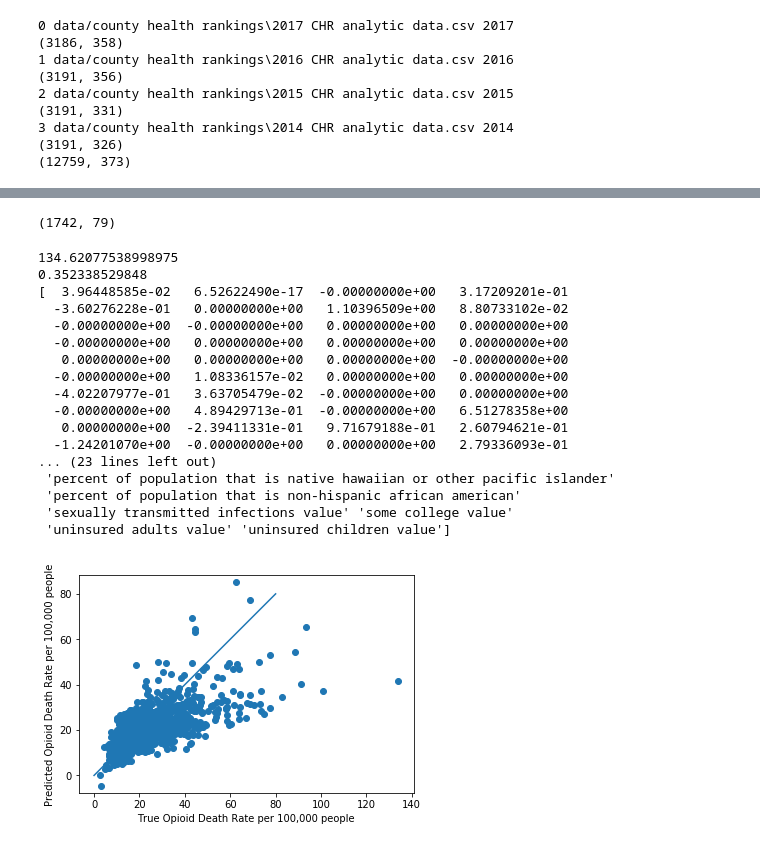
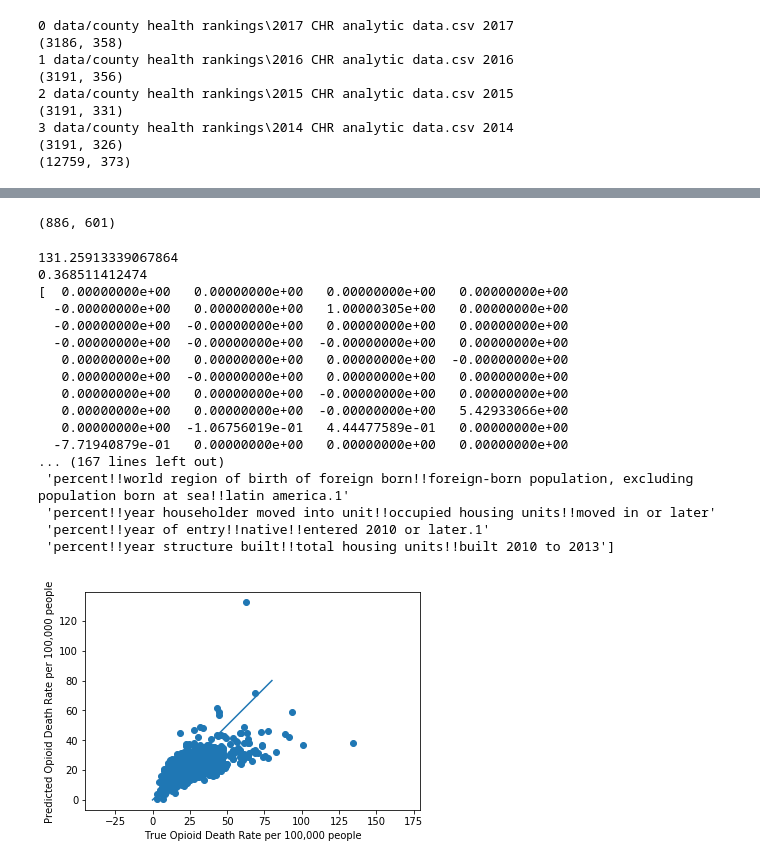
Before and after one commit to conservasian/opi-nope, a Jupyter notebook: compile_data.ipynb, the cells around one changed output, grey strips where cells are left out. Saved outputs shown, nothing was run; the diff lists cells and outputs as text; code cells hidden in the pictures.

Commit message:
lasso model with census

```diff
--- a/compile_data.ipynb
+++ b/compile_data.ipynb
@@ -380,70 +513,72 @@ features_2016_scale = preprocessing.scale(features_2016)
+# %%
+
+
+
+alpha = [0.00001, 0.0001,0.001,0.01,0.03, 0.07,0.1,0.5,1, 1.5, 2]
+mse = np.zeros((len(alpha),1))
+for i in np.arange(len(alpha)):
+    lreg = linear_model.Lasso(alpha = alpha[i], max_iter=10000)
+    lreg.fit(preprocessing.scale(features_2015), response_2015)
+
+    pred = lreg.predict(features_2016_scale)
+
+    mse[i] = np.mean((pred - response_2016)**2)
+
+
+
+print(mse)
 # %%
-# Lasso on all data
-
-year2014_2015_index = year2016_index == False
-data_2014_2015 = data[year2014_2015_index]
-print(data_2014_2015.shape)
-
-
-response_2014_2015 = data_2014_2015['Crude Rate']
-features_2014_2015 = data_2014_2015.drop('Crude Rate', axis=1, inplace = False)
-features_2014_2015 = features_2014_2015.drop('year_keep', axis=1, inplace = False)
-
-
-
-
-
 # fit linear regression
-lreg = linear_model.LassoCV()
-lreg.fit(preprocessing.scale(features_2014_2015), response_2014_2015)
+lreg = linear_model.Lasso()
+lreg.fit(preprocessing.scale(features_2015), response_2015, max_iter = 10000)
 
 
 pred = lreg.predict(features_2016_scale)
 
 mse = np.mean((pred - response_2016)**2)
 print(mse)
 
 score = lreg.score(features_2016_scale,response_2016)
 print(score)
 h = plt.figure()
 plt.scatter(response_2016, pred)
 plt.axis('equal')
 plt.plot([0, 80], [0, 80])
 plt.xlabel('True Opioid Death Rate per 100,000 people')
 plt.ylabel('Predicted Opioid Death Rate per 100,000 people')
 print(lreg.coef_)
 
 index_array = lreg.coef_ > 0.1
 
 feature_names = features.columns.values
 
 print('Positively correlated')
 print(feature_names[index_array])
 
 index_array = lreg.coef_ < -0.1
 print('Negatively correlated')
 print(feature_names[index_array])
-plt.savefig('Lasso')
+plt.savefig('Lasso_2016_predictions')
 # %% [output]
-(1742, 79)
+(886, 601)
-134.62077538998975
-0.352338529848
-[  3.96448585e-02   6.52622490e-17  -0.00000000e+00   3.17209201e-01
-  -3.60276228e-01   0.00000000e+00   1.10396509e+00   8.80733102e-02
+131.25913339067864
+0.368511412474
+[  0.00000000e+00   0.00000000e+00   0.00000000e+00   0.00000000e+00
+  -0.00000000e+00   0.00000000e+00   1.00000305e+00   0.00000000e+00
   -0.00000000e+00  -0.00000000e+00   0.00000000e+00   0.00000000e+00
-  -0.00000000e+00   0.00000000e+00   0.00000000e+00   0.00000000e+00
+  -0.00000000e+00  -0.00000000e+00  -0.00000000e+00   0.00000000e+00
    0.00000000e+00   0.00000000e+00   0.00000000e+00  -0.00000000e+00
-  -0.00000000e+00   1.08336157e-02   0.00000000e+00   0.00000000e+00
-  -4.02207977e-01   3.63705479e-02  -0.00000000e+00   0.00000000e+00
-  -0.00000000e+00   4.89429713e-01  -0.00000000e+00   6.51278358e+00
-   0.00000000e+00  -2.39411331e-01   9.71679188e-01   2.60794621e-01
-  -1.24201070e+00  -0.00000000e+00   0.00000000e+00   2.79336093e-01
-... (23 lines left out)
- 'percent of population that is native hawaiian or other pacific islander'
- 'percent of population that is non-hispanic african american'
- 'sexually transmitted infections value' 'some college value'
- 'uninsured adults value' 'uninsured children value']
+   0.00000000e+00  -0.00000000e+00   0.00000000e+00   0.00000000e+00
+   0.00000000e+00   0.00000000e+00  -0.00000000e+00   0.00000000e+00
+   0.00000000e+00   0.00000000e+00  -0.00000000e+00   5.42933066e+00
+   0.00000000e+00  -1.06756019e-01   4.44477589e-01   0.00000000e+00
+  -7.71940879e-01   0.00000000e+00   0.00000000e+00   0.00000000e+00
+... (167 lines left out)
+ 'percent!!world region of birth of foreign born!!foreign-born population, excluding population born at sea!!latin america.1'
+ 'percent!!year householder moved into unit!!occupied housing units!!moved in or later'
+ 'percent!!year of entry!!native!!entered 2010 or later.1'
+ 'percent!!year structure built!!total housing units!!built 2010 to 2013']
-[figure, old version]
+[figure, new version]
 # %%
 error = (pred - response_2016)**2
 
```
Also changed, not shown: parts of 18 cells of this notebook.
